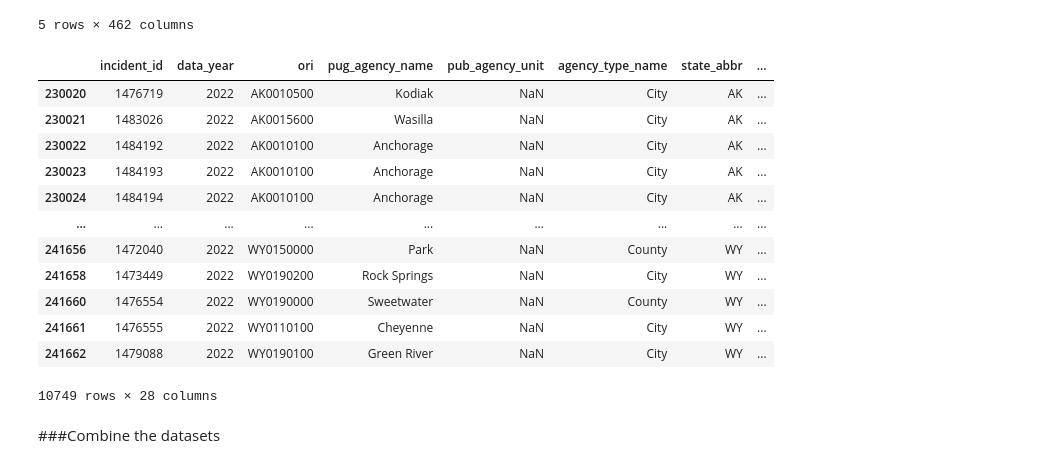
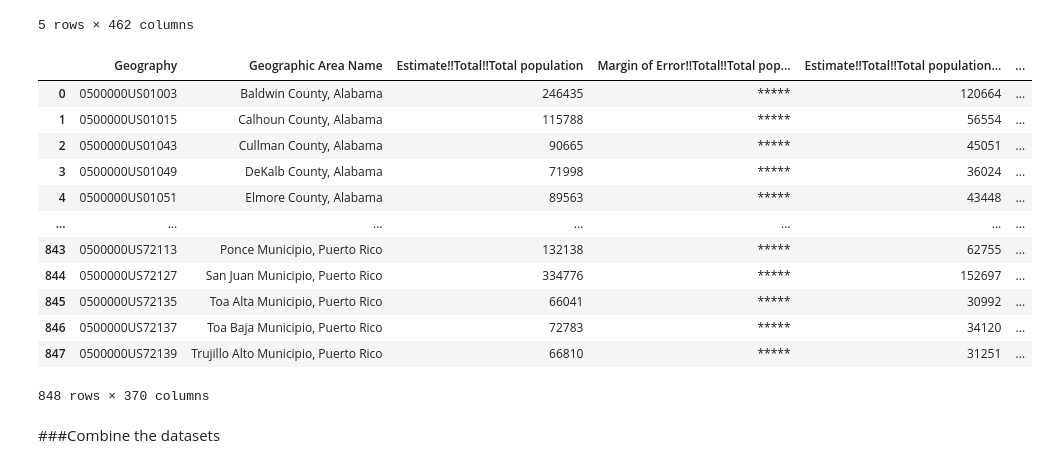
Before and after one commit to IsaacFigNewton/Analyzing-Hate-Crime-Data, a Jupyter notebook: Hate_Crime_Data_Exploration.ipynb, the cells around one changed output. Drawn from its saved outputs; the diff is of its cells as text; code cells hidden in the pictures.

```diff
--- a/Hate_Crime_Data_Exploration.ipynb
+++ b/Hate_Crime_Data_Exploration.ipynb
@@ -65,21 +65,23 @@ city_demo_df.head()
 # %%
 #only consider 2022 crime data from cities and counties
 crime_df = crime_df[(crime_df['data_year'] == 2022) & ((crime_df['agency_type_name'] == "City") | (crime_df['agency_type_name'] == "County"))]
-# %%
-crime_df
-# %% [output]
-|  | incident_id | data_year | ori | pug_agency_name | pub_agency_unit | agency_type_name | state_abbr | ... |
-| 230020 | 1476719 | 2022 | AK0010500 | Kodiak | NaN | City | AK | ... |
-| 230021 | 1483026 | 2022 | AK0015600 | Wasilla | NaN | City | AK | ... |
-| 230022 | 1484192 | 2022 | AK0010100 | Anchorage | NaN | City | AK | ... |
-| 230023 | 1484193 | 2022 | AK0010100 | Anchorage | NaN | City | AK | ... |
-| 230024 | 1484194 | 2022 | AK0010100 | Anchorage | NaN | City | AK | ... |
-| ... | ... | ... | ... | ... | ... | ... | ... | ... |
-| 241656 | 1472040 | 2022 | WY0150000 | Park | NaN | County | WY | ... |
-| 241658 | 1473449 | 2022 | WY0190200 | Rock Springs | NaN | City | WY | ... |
-| 241660 | 1476554 | 2022 | WY0190000 | Sweetwater | NaN | County | WY | ... |
-| 241661 | 1476555 | 2022 | WY0110100 | Cheyenne | NaN | City | WY | ... |
-| 241662 | 1479088 | 2022 | WY0190100 | Green River | NaN | City | WY | ... |
-10749 rows × 28 columns
+# %%
+county_demo_df.columns = county_demo_df.columns.str.replace('SEX AND AGE', 'Total')
+county_demo_df.reindex(county_demo_df.columns.sort(), axis=1)
+county_demo_df
+# %% [output]
+|  | Geography | Geographic Area Name | Estimate!!Total!!Total population | Margin of Error!!Total!!Total pop... | Estimate!!Total!!Total population... | ... |
+| 0 | 0500000US01003 | Baldwin County, Alabama | 246435 | ***** | 120664 | ... |
+| 1 | 0500000US01015 | Calhoun County, Alabama | 115788 | ***** | 56554 | ... |
+| 2 | 0500000US01043 | Cullman County, Alabama | 90665 | ***** | 45051 | ... |
+| 3 | 0500000US01049 | DeKalb County, Alabama | 71998 | ***** | 36024 | ... |
+| 4 | 0500000US01051 | Elmore County, Alabama | 89563 | ***** | 43448 | ... |
+| ... | ... | ... | ... | ... | ... | ... |
+| 843 | 0500000US72113 | Ponce Municipio, Puerto Rico | 132138 | ***** | 62755 | ... |
+| 844 | 0500000US72127 | San Juan Municipio, Puerto Rico | 334776 | ***** | 152697 | ... |
+| 845 | 0500000US72135 | Toa Alta Municipio, Puerto Rico | 66041 | ***** | 30992 | ... |
+| 846 | 0500000US72137 | Toa Baja Municipio, Puerto Rico | 72783 | ***** | 34120 | ... |
+| 847 | 0500000US72139 | Trujillo Alto Municipio, Puerto Rico | 66810 | ***** | 31251 | ... |
+848 rows × 370 columns
 # %% [markdown]
 ###Combine the datasets
```
Also changed, not shown: parts of 8 cells of this notebook.
